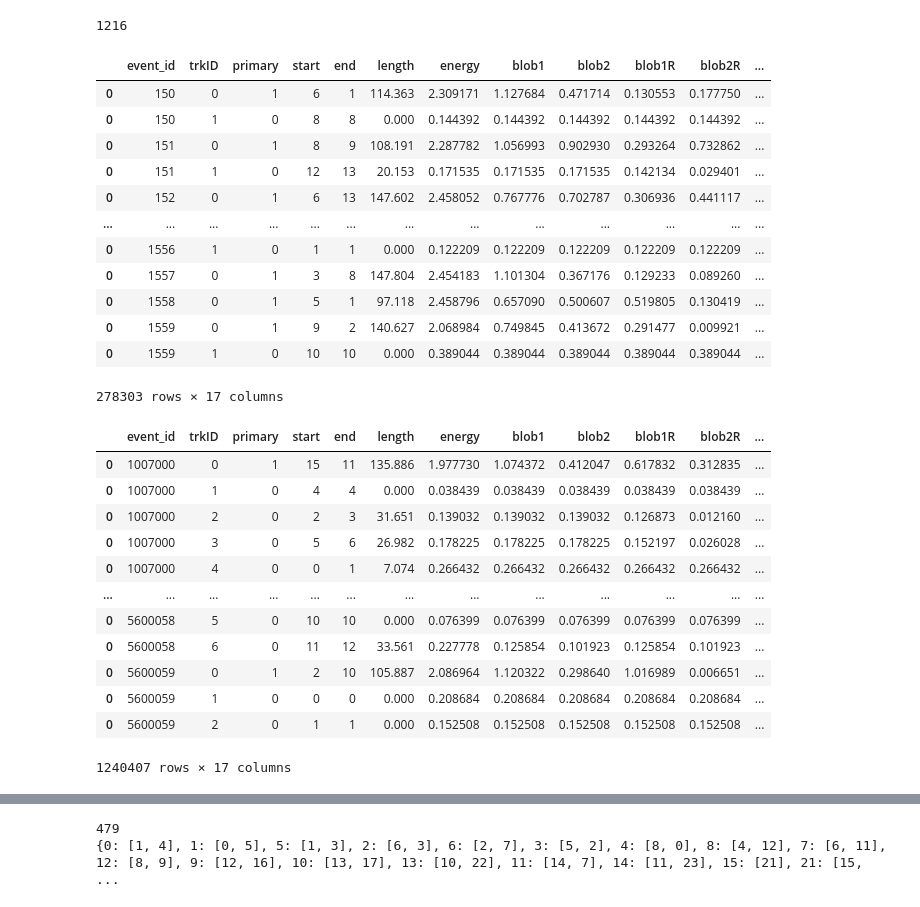
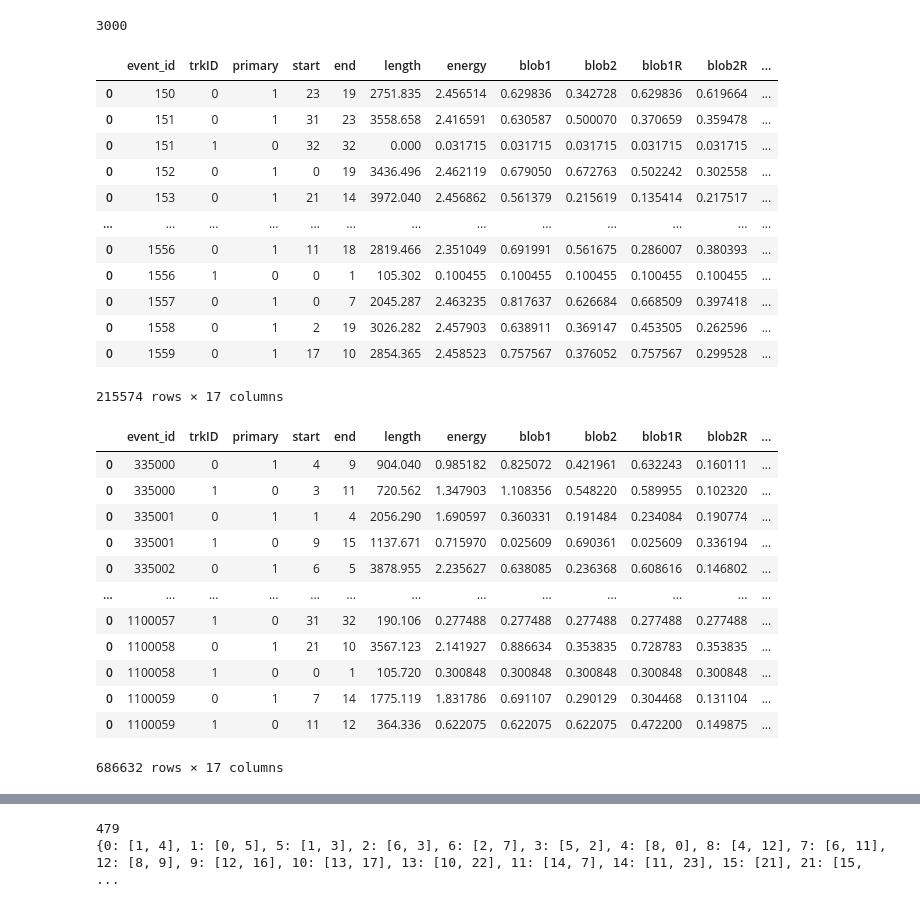
Before and after one commit to kvjmistry/ATPC, a Jupyter notebook: notebooks/TrackAnalysis.ipynb, the cells around one changed output, grey strips where cells are left out. Saved outputs shown, nothing was run; the diff lists cells and outputs as text; code cells hidden in the pictures.

```diff
--- a/notebooks/TrackAnalysis.ipynb
+++ b/notebooks/TrackAnalysis.ipynb
@@ -15,7 +12,7 @@ Intel MKL WARNING: Support of Intel(R) Streaming SIMD Extensions 4.2 (Intel(R) S
 # %%
 # diff = "nodiff"
-diff = "5percent"
-pressure = 15
+diff = "0.0percent"
+pressure = 1
 
 # Set the detector size depending on the pressure
 det_size = int(np.cbrt(6000**3/pressure)/2.0)
@@ -55,68 +52,71 @@ Bi                = pd.read_hdf(f"../data/Trackreco/ATPC_Bi_{pressure}bar_{diff}
 # Bi_diffused_hits  = pd.read_hdf(f"../data/Trackreco/ATPC_Bi_{pressure}bar_{diff}_filtered.h5", "MC/hits")
 
 
+Single              = pd.read_hdf(f"../data/Trackreco/ATPC_single_{pressure}bar_{diff}_reco.h5",    "data")
+
 # Shift the positions
 Tl["Type"] = "Tl"
 Bi["Type"] = "Bi"
+Single["Type"] = "single"
 # Tl_true_hits["z"] = Tl_true_hits["z"] + det_size
 # Bi_true_hits["z"] = Bi_true_hits["z"] + det_size
 
-Bkg            =  pd.concat([Tl, Bi])
+Bkg            =  pd.concat([Tl, Bi, Single])
 # Bkg_true_hits  =  pd.concat([Tl_true_hits, Bi_true_hits])
 # Bkg_true_parts =  pd.concat([Tl_true_parts, Bi_true_parts])
 # Bkg_diffused_hits = pd.concat([Tl_diffused_hits, Bi_diffused_hits])
 
 # ----------------------------------------------------------------------------------------------------
 # Load in the pickle files
 bi_file = f"../data/Trackreco/ATPC_Bi_{pressure}bar_{diff}_trackreco.pkl"
 tl_file = f"../data/Trackreco/ATPC_Tl_{pressure}bar_{diff}_trackreco.pkl"
 
 # Load Bi data
 with open(bi_file, 'rb') as pickle_file:
     Tracks_Bi = pickle.load(pickle_file)
     connections_Bi = pickle.load(pickle_file)
     connection_counts_Bi = pickle.load(pickle_file)
 
 # Load Tl data
 with open(tl_file, 'rb') as pickle_file:
     Tracks_Tl = pickle.load(pickle_file)
     connections_Tl = pickle.load(pickle_file)
     connection_counts_Tl = pickle.load(pickle_file)
 
 # Merge dictionaries
 Bkg_Tracks = {**Tracks_Bi, **Tracks_Tl}
 Bkg_connections = {**connections_Bi, **connections_Tl}
 Bkg_connection_counts = {**connection_counts_Bi, **connection_counts_Tl}
 
 # ----------------------------------------------------------------------------------------------------
 # %% [output]
-1216
+3000
 |  | event_id | trkID | primary | start | end | length | energy | blob1 | blob2 | blob1R | blob2R | ... |
-| 0 | 150 | 0 | 1 | 6 | 1 | 114.363 | 2.309171 | 1.127684 | 0.471714 | 0.130553 | 0.177750 | ... |
-| 0 | 150 | 1 | 0 | 8 | 8 | 0.000 | 0.144392 | 0.144392 | 0.144392 | 0.144392 | 0.144392 | ... |
-| 0 | 151 | 0 | 1 | 8 | 9 | 108.191 | 2.287782 | 1.056993 | 0.902930 | 0.293264 | 0.732862 | ... |
-| 0 | 151 | 1 | 0 | 12 | 13 | 20.153 | 0.171535 | 0.171535 | 0.171535 | 0.142134 | 0.029401 | ... |
-| 0 | 152 | 0 | 1 | 6 | 13 | 147.602 | 2.458052 | 0.767776 | 0.702787 | 0.306936 | 0.441117 | ... |
+| 0 | 150 | 0 | 1 | 23 | 19 | 2751.835 | 2.456514 | 0.629836 | 0.342728 | 0.629836 | 0.619664 | ... |
+| 0 | 151 | 0 | 1 | 31 | 23 | 3558.658 | 2.416591 | 0.630587 | 0.500070 | 0.370659 | 0.359478 | ... |
+| 0 | 151 | 1 | 0 | 32 | 32 | 0.000 | 0.031715 | 0.031715 | 0.031715 | 0.031715 | 0.031715 | ... |
+| 0 | 152 | 0 | 1 | 0 | 19 | 3436.496 | 2.462119 | 0.679050 | 0.672763 | 0.502242 | 0.302558 | ... |
+| 0 | 153 | 0 | 1 | 21 | 14 | 3972.040 | 2.456862 | 0.561379 | 0.215619 | 0.135414 | 0.217517 | ... |
 | ... | ... | ... | ... | ... | ... | ... | ... | ... | ... | ... | ... | ... |
-| 0 | 1556 | 1 | 0 | 1 | 1 | 0.000 | 0.122209 | 0.122209 | 0.122209 | 0.122209 | 0.122209 | ... |
-| 0 | 1557 | 0 | 1 | 3 | 8 | 147.804 | 2.454183 | 1.101304 | 0.367176 | 0.129233 | 0.089260 | ... |
-| 0 | 1558 | 0 | 1 | 5 | 1 | 97.118 | 2.458796 | 0.657090 | 0.500607 | 0.519805 | 0.130419 | ... |
-| 0 | 1559 | 0 | 1 | 9 | 2 | 140.627 | 2.068984 | 0.749845 | 0.413672 | 0.291477 | 0.009921 | ... |
-| 0 | 1559 | 1 | 0 | 10 | 10 | 0.000 | 0.389044 | 0.389044 | 0.389044 | 0.389044 | 0.389044 | ... |
+| 0 | 1556 | 0 | 1 | 11 | 18 | 2819.466 | 2.351049 | 0.691991 | 0.561675 | 0.286007 | 0.380393 | ... |
+| 0 | 1556 | 1 | 0 | 0 | 1 | 105.302 | 0.100455 | 0.100455 | 0.100455 | 0.100455 | 0.100455 | ... |
+| 0 | 1557 | 0 | 1 | 0 | 7 | 2045.287 | 2.463235 | 0.817637 | 0.626684 | 0.668509 | 0.397418 | ... |
+| 0 | 1558 | 0 | 1 | 2 | 19 | 3026.282 | 2.457903 | 0.638911 | 0.369147 | 0.453505 | 0.262596 | ... |
+| 0 | 1559 | 0 | 1 | 17 | 10 | 2854.365 | 2.458523 | 0.757567 | 0.376052 | 0.757567 | 0.299528 | ... |
-278303 rows × 17 columns
+215574 rows × 17 columns
 |  | event_id | trkID | primary | start | end | length | energy | blob1 | blob2 | blob1R | blob2R | ... |
-| 0 | 1007000 | 0 | 1 | 15 | 11 | 135.886 | 1.977730 | 1.074372 | 0.412047 | 0.617832 | 0.312835 | ... |
-| 0 | 1007000 | 1 | 0 | 4 | 4 | 0.000 | 0.038439 | 0.038439 | 0.038439 | 0.038439 | 0.038439 | ... |
-| 0 | 1007000 | 2 | 0 | 2 | 3 | 31.651 | 0.139032 | 0.139032 | 0.139032 | 0.126873 | 0.012160 | ... |
-| 0 | 1007000 | 3 | 0 | 5 | 6 | 26.982 | 0.178225 | 0.178225 | 0.178225 | 0.152197 | 0.026028 | ... |
-| 0 | 1007000 | 4 | 0 | 0 | 1 | 7.074 | 0.266432 | 0.266432 | 0.266432 | 0.266432 | 0.266432 | ... |
+| 0 | 335000 | 0 | 1 | 4 | 9 | 904.040 | 0.985182 | 0.825072 | 0.421961 | 0.632243 | 0.160111 | ... |
+| 0 | 335000 | 1 | 0 | 3 | 11 | 720.562 | 1.347903 | 1.108356 | 0.548220 | 0.589955 | 0.102320 | ... |
+| 0 | 335001 | 0 | 1 | 1 | 4 | 2056.290 | 1.690597 | 0.360331 | 0.191484 | 0.234084 | 0.190774 | ... |
+| 0 | 335001 | 1 | 0 | 9 | 15 | 1137.671 | 0.715970 | 0.025609 | 0.690361 | 0.025609 | 0.336194 | ... |
+| 0 | 335002 | 0 | 1 | 6 | 5 | 3878.955 | 2.235627 | 0.638085 | 0.236368 | 0.608616 | 0.146802 | ... |
 | ... | ... | ... | ... | ... | ... | ... | ... | ... | ... | ... | ... | ... |
-| 0 | 5600058 | 5 | 0 | 10 | 10 | 0.000 | 0.076399 | 0.076399 | 0.076399 | 0.076399 | 0.076399 | ... |
-| 0 | 5600058 | 6 | 0 | 11 | 12 | 33.561 | 0.227778 | 0.125854 | 0.101923 | 0.125854 | 0.101923 | ... |
-| 0 | 5600059 | 0 | 1 | 2 | 10 | 105.887 | 2.086964 | 1.120322 | 0.298640 | 1.016989 | 0.006651 | ... |
-| 0 | 5600059 | 1 | 0 | 0 | 0 | 0.000 | 0.208684 | 0.208684 | 0.208684 | 0.208684 | 0.208684 | ... |
-| 0 | 5600059 | 2 | 0 | 1 | 1 | 0.000 | 0.152508 | 0.152508 | 0.152508 | 0.152508 | 0.152508 | ... |
+| 0 | 1100057 | 1 | 0 | 31 | 32 | 190.106 | 0.277488 | 0.277488 | 0.277488 | 0.277488 | 0.277488 | ... |
+| 0 | 1100058 | 0 | 1 | 21 | 10 | 3567.123 | 2.141927 | 0.886634 | 0.353835 | 0.728783 | 0.353835 | ... |
+| 0 | 1100058 | 1 | 0 | 0 | 1 | 105.720 | 0.300848 | 0.300848 | 0.300848 | 0.300848 | 0.300848 | ... |
+| 0 | 1100059 | 0 | 1 | 7 | 14 | 1775.119 | 1.831786 | 0.691107 | 0.290129 | 0.304468 | 0.131104 | ... |
+| 0 | 1100059 | 1 | 0 | 11 | 12 | 364.336 | 0.622075 | 0.622075 | 0.622075 | 0.472200 | 0.149875 | ... |
-1240407 rows × 17 columns
+686632 rows × 17 columns
 # %%
 nubb_events = len(nubb_meta.event_id.unique())
 Bkg_events = len(Bkg_meta.event_id.unique())
```
Also changed, not shown: parts of 5 cells of this notebook, 2 other files.
